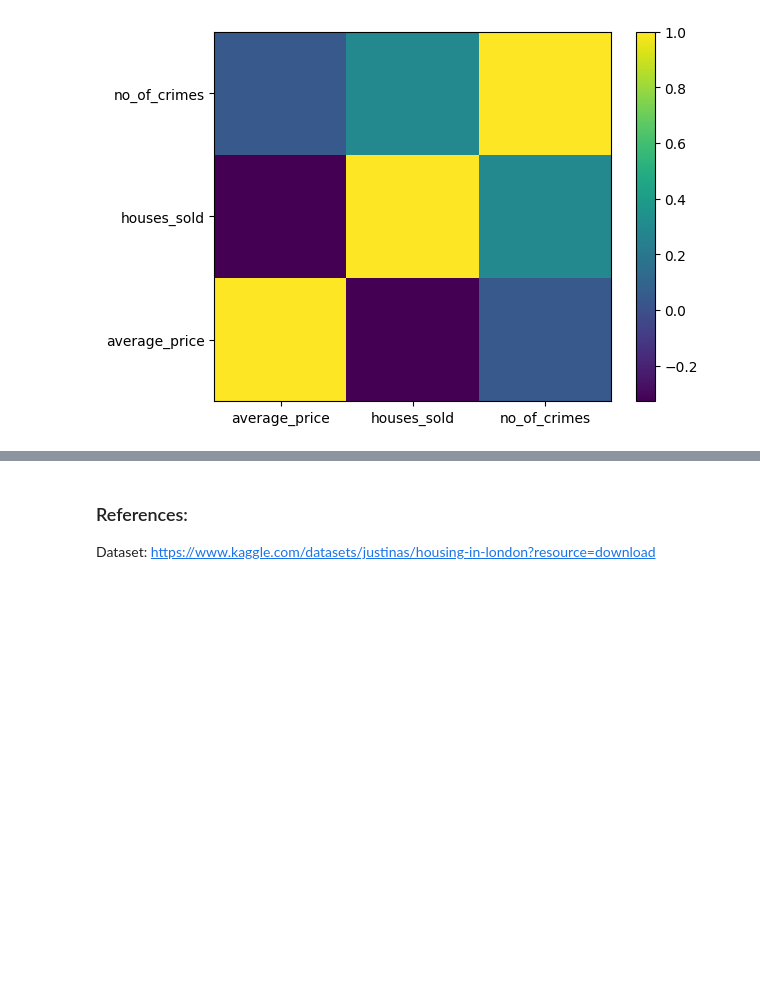
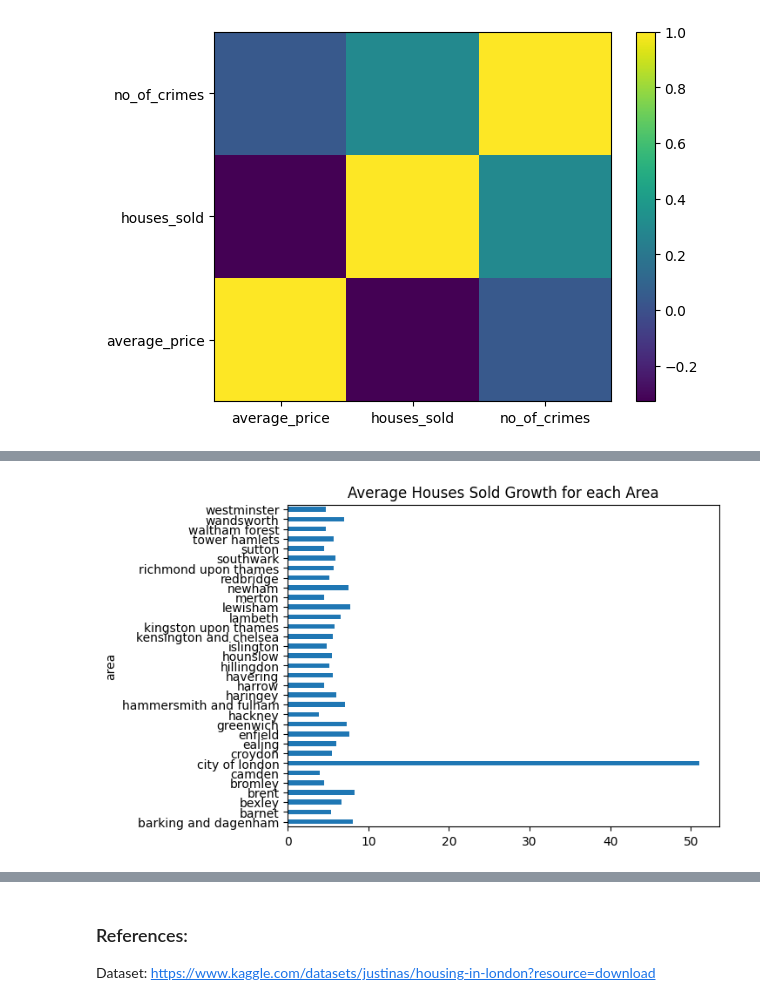
Before and after one commit to bennyandthejetss/ML_Lab1, a Jupyter notebook: Lab1.ipynb, the cells around one changed output, grey strips where cells are left out. Drawn from its saved outputs; the diff is of its cells as text; code cells hidden in the pictures; blank space fills up the shorter version.

```diff
--- a/Lab1.ipynb
+++ b/Lab1.ipynb
@@ -178,0 +203,7 @@ plt.show()
+# %%
+average_houses_sold_growth = (df_grouped.max(date).houses_sold - df_grouped.min(date).houses_sold) / df_grouped.min(date).houses_sold
+ax = average_houses_sold_growth.plot(kind='barh')
+plt.title('Average Houses Sold Growth for each Area')
+plt.show()
+# %% [output]
+[figure, added]
```
Also changed, not shown: parts of 14 cells of this notebook.
